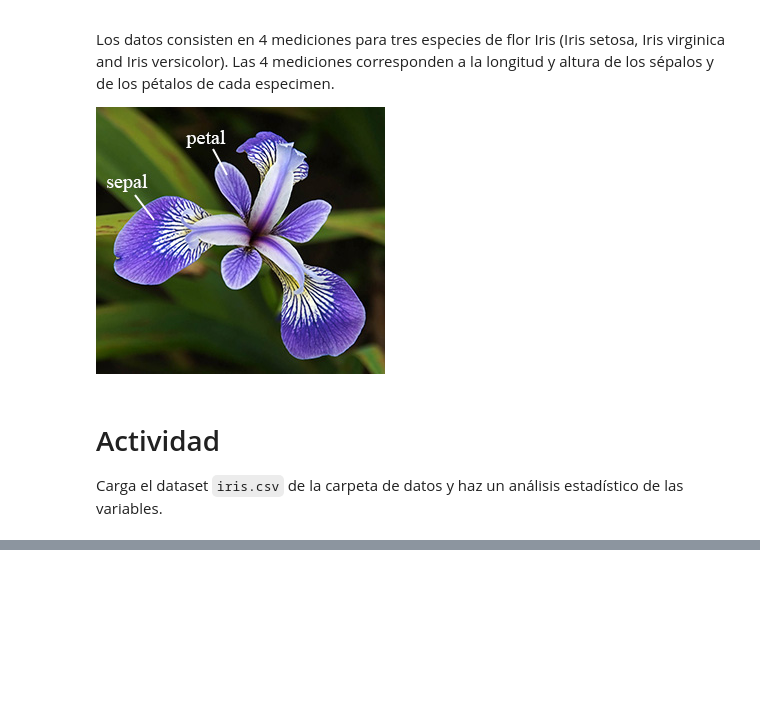
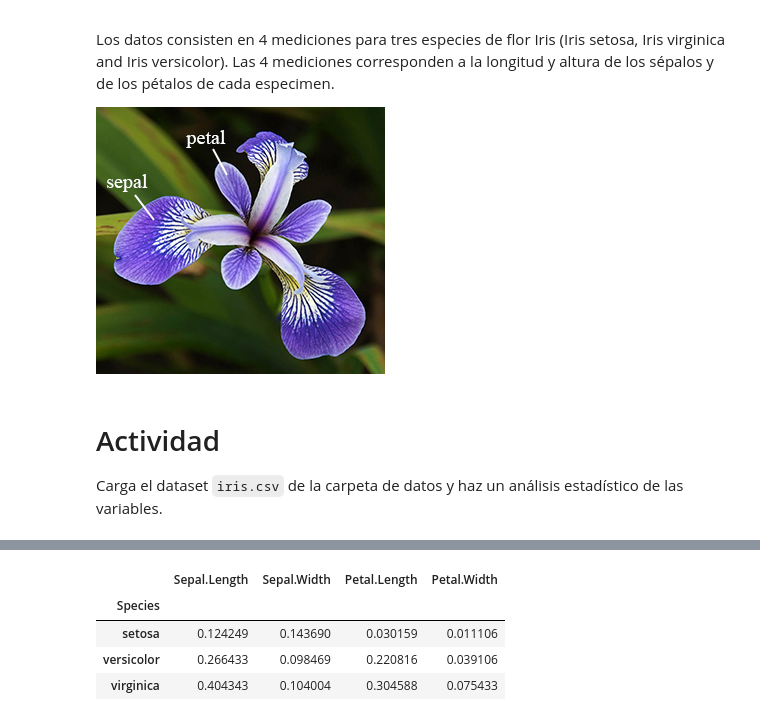
Before and after one commit to FannarLumi/semana-tec-analitica, a Jupyter notebook: 4.2 - Actividad - Estadísticas de datos.ipynb, the cells around one changed output, grey strips where cells are left out. Saved outputs shown, nothing was run; the diff lists cells and outputs as text; code cells hidden in the pictures; blank space fills up the shorter version.

```diff
--- a/4.2 - Actividad - Estadísticas de datos.ipynb
+++ b/4.2 - Actividad - Estadísticas de datos.ipynb
@@ -43,2 +79,11 @@ Carga el dataset  `iris.csv` de la carpeta de datos y haz un análisis estadíst
+# %%
+#Desviación estándar al cuadrado
+iris_df.groupby('Species').var()[['Sepal.Length', 'Sepal.Width', 'Petal.Length', 'Petal.Width']]
+# %% [output]
+|  | Sepal.Length | Sepal.Width | Petal.Length | Petal.Width |
+| Species |  |  |  |  |
+| setosa | 0.124249 | 0.143690 | 0.030159 | 0.011106 |
+| versicolor | 0.266433 | 0.098469 | 0.220816 | 0.039106 |
+| virginica | 0.404343 | 0.104004 | 0.304588 | 0.075433 |
 # %%
 # ¿Qué relación hay entre las 4 variables? Obtén la matriz de correlación y escribe tus conclusiones.
```
Also changed, not shown: parts of 7 cells of this notebook, 1 other file.
